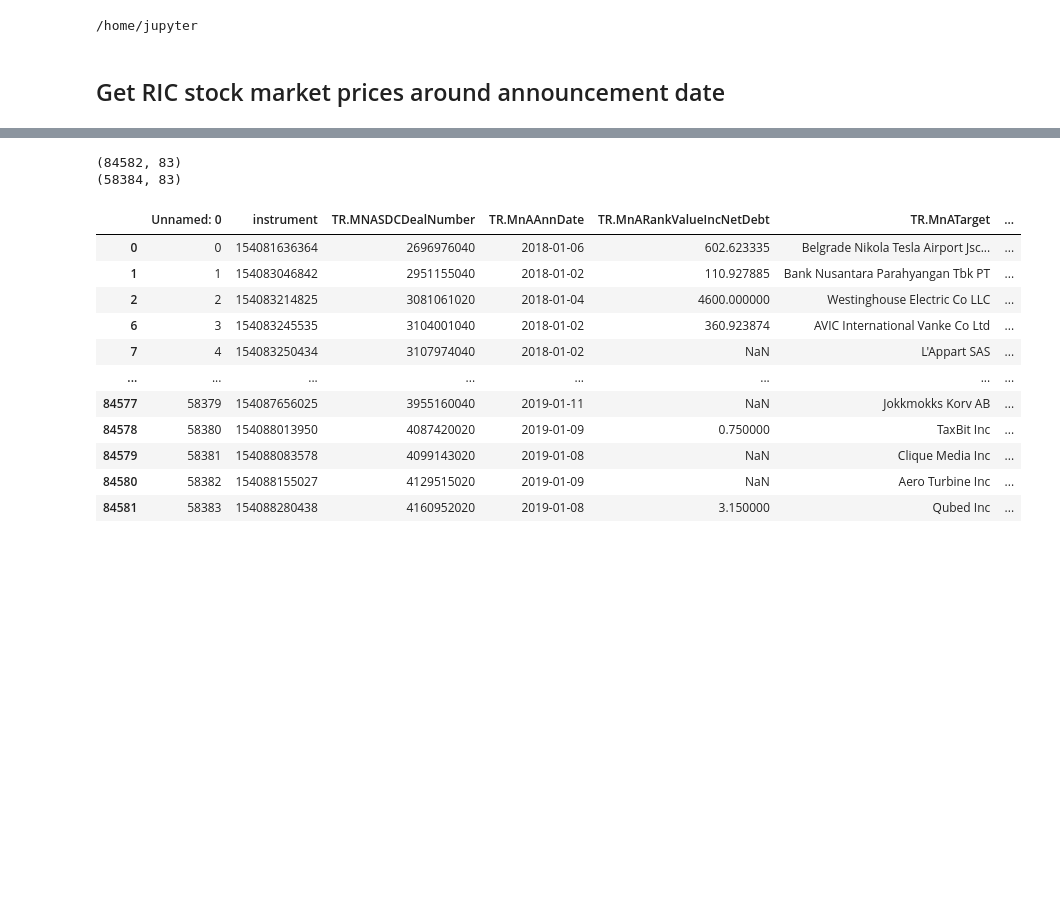
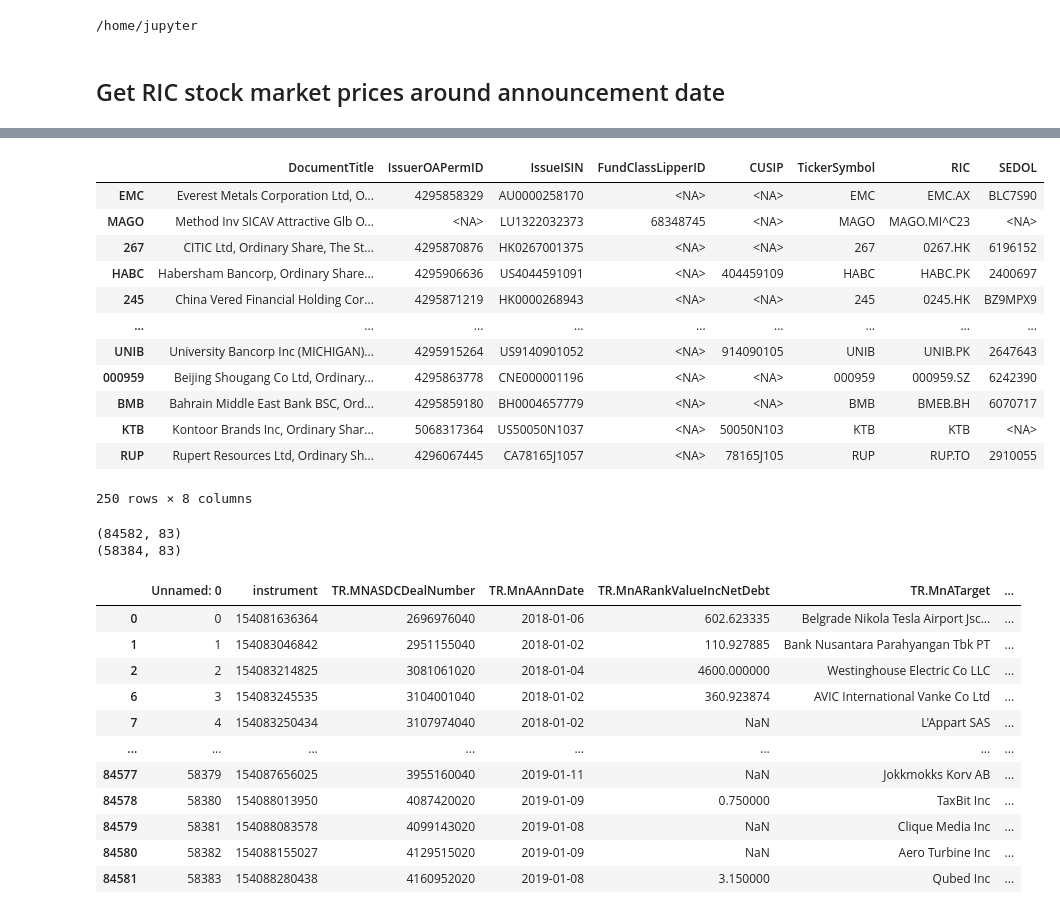
Before and after one commit to rogermasclans/starfire-2, a Jupyter notebook: notebooks/data2_refi_stock_market.ipynb, the cells around one changed output, grey strips where cells are left out. Cells and saved outputs as stored; diff of their text form; code cells hidden in the pictures; blank space fills up the shorter version.

```diff
--- a/notebooks/data2_refi_stock_market.ipynb
+++ b/notebooks/data2_refi_stock_market.ipynb
@@ -35,7 +45,31 @@ session = rdp.open_platform_session(
 # %% [markdown]
 ## Get RIC stock market prices around announcement date
 # %%
-#load deals data
-df_deals = pd.read_csv('data/refi_deals_2018.csv')
-print(df_deals.shape)
+#download deals data
+# Download data from BQ
+print('downloading pitchbook startups_all... \n')
+
+# Construct the SQL query to fetch data from BigQuery
+query = f'''
+SELECT
+    mnasdcdealnumber,
+    --mnaanndate,
+    --mnaacquirorpritickersym, mnaacquirorultparentpritickersym,
+    CASE WHEN mnaacquirorpritickersym = "" THEN mnaacquirorultparentpritickersym ELSE mnaacquirorpritickersym END as ticker
+FROM `starfire-410116.derived.refinitiv_deals_3`
+WHERE mnaacquirorpritickersym != '' OR mnaacquirorultparentpritickersym != ''
+ORDER BY mnaacquirorultparentpritickersym ASC
+'''
+
+# Fetch data from BigQuery
+query_job = client.query(query, job_config=job_config)
+results = query_job.result()  # Waits for the query to complete
+
+# Convert the result to a pandas DataFrame
+df_deals = results.to_dataframe()
+
+# Print the first few rows of the DataFrame
+print('All deals:')
+print(f'shape: {df_deals.shape}')
+df_deals.head(4)
 # %% [output]
@@ -43,12 +85,6 @@ print(df_deals.shape)
 # %%
 # Create list of acquiror tickers from deals df to pass into next query
 
-tickers = df_deals[
-    (df_deals['TR.MnAAcquirorPriTickerSym'] != "") &
-    (df_deals['TR.MnAAcquirorPriTickerSym'].notna())
-][['TR.MnAAcquirorPriTickerSym']]
-
-print(tickers)
-
-ticker_list = tickers['TR.MnAAcquirorPriTickerSym'].tolist()
+ticker_list = df_deals['ticker'].tolist()
+len(ticker_list)
 # %% [output]
@@ -120,3 +154,19 @@ length: 16380
+# %%
+chunk_result
+# %% [output]
+|  | DocumentTitle | IssuerOAPermID | IssueISIN | FundClassLipperID | CUSIP | TickerSymbol | RIC | SEDOL |
+| EMC | Everest Metals Corporation Ltd, O... | 4295858329 | AU0000258170 | <NA> | <NA> | EMC | EMC.AX | BLC7S90 |
+| MAGO | Method Inv SICAV Attractive Glb O... | <NA> | LU1322032373 | 68348745 | <NA> | MAGO | MAGO.MI^C23 | <NA> |
+| 267 | CITIC Ltd, Ordinary Share, The St... | 4295870876 | HK0267001375 | <NA> | <NA> | 267 | 0267.HK | 6196152 |
+| HABC | Habersham Bancorp, Ordinary Share... | 4295906636 | US4044591091 | <NA> | 404459109 | HABC | HABC.PK | 2400697 |
+| 245 | China Vered Financial Holding Cor... | 4295871219 | HK0000268943 | <NA> | <NA> | 245 | 0245.HK | BZ9MPX9 |
+| ... | ... | ... | ... | ... | ... | ... | ... | ... |
+| UNIB | University Bancorp Inc (MICHIGAN)... | 4295915264 | US9140901052 | <NA> | 914090105 | UNIB | UNIB.PK | 2647643 |
+| 000959 | Beijing Shougang Co Ltd, Ordinary... | 4295863778 | CNE000001196 | <NA> | <NA> | 000959 | 000959.SZ | 6242390 |
+| BMB | Bahrain Middle East Bank BSC, Ord... | 4295859180 | BH0004657779 | <NA> | <NA> | BMB | BMEB.BH | 6070717 |
+| KTB | Kontoor Brands Inc, Ordinary Shar... | 5068317364 | US50050N1037 | <NA> | 50050N103 | KTB | KTB | <NA> |
+| RUP | Rupert Resources Ltd, Ordinary Sh... | 4296067445 | CA78165J1057 | <NA> | 78165J105 | RUP | RUP.TO | 2910055 |
+250 rows × 8 columns
 # %%
 # Bring symbols back to main deals dataframe, merge on ticker. Also, drop repeated observations created from symbols df
 
```
Also changed, not shown: parts of 4 cells of this notebook, 1 other file.
